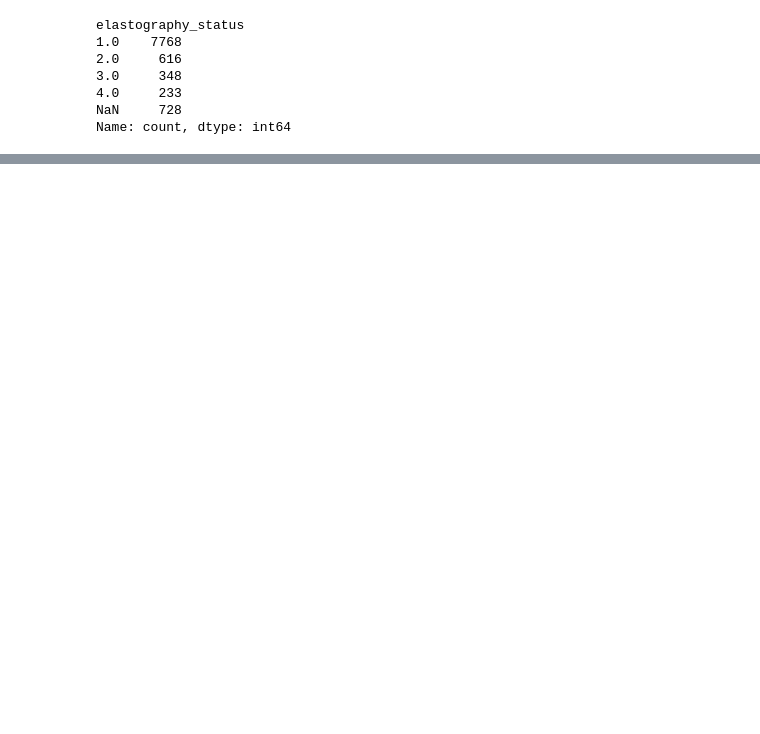
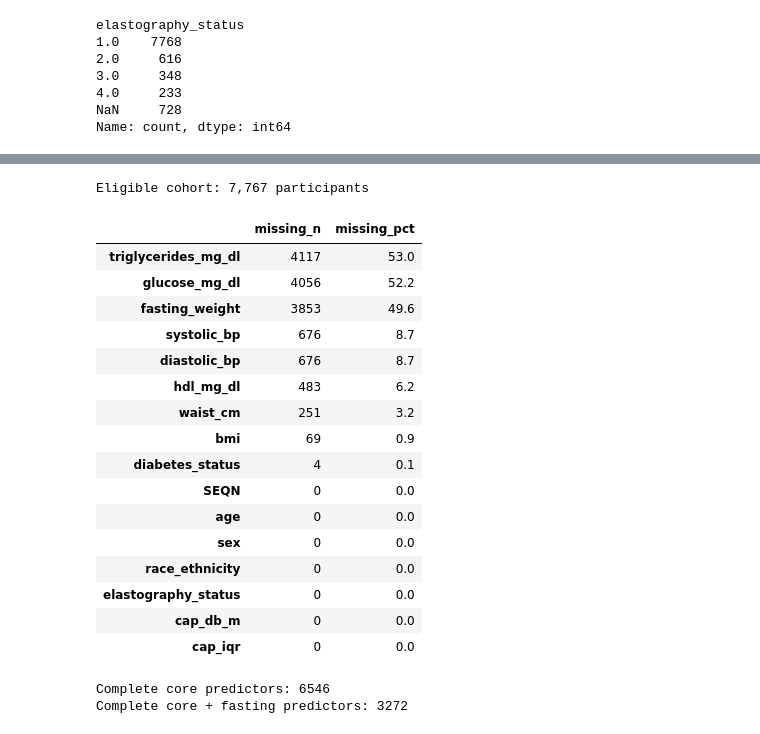
Before and after one commit to AryanSaraf/nhanes-steatosis, a Jupyter notebook: notebooks/01-data-preparation.ipynb, the cells around one changed output, grey strips where cells are left out. Drawn from its saved outputs; the diff is of its cells as text; code cells hidden in the pictures; blank space fills up the shorter version.

```diff
--- a/notebooks/01-data-preparation.ipynb
+++ b/notebooks/01-data-preparation.ipynb
@@ -270,0 +332,55 @@ Name: count, dtype: int64
+# %%
+# Examine missing data in the eligible study cohort
+
+missing = pd.DataFrame({
+    "missing_n": df.isna().sum(),
+    "missing_pct": (df.isna().mean() * 100).round(1),
+}).sort_values("missing_pct", ascending=False)
+
+print(f"Eligible cohort: {len(df):,} participants")
+display(missing)
+
+# How many participants would remain under different predictor requirements?
+core_predictors = [
+    "bmi",
+    "waist_cm",
+    "systolic_bp",
+    "diastolic_bp",
+    "hdl_mg_dl",
+]
+
+fasting_predictors = [
+    "triglycerides_mg_dl",
+    "glucose_mg_dl",
+]
+
+print(
+    "\nComplete core predictors:",
+    df[core_predictors].notna().all(axis=1).sum()
+)
+
+print(
+    "Complete core + fasting predictors:",
+    df[core_predictors + fasting_predictors].notna().all(axis=1).sum()
+)
+# %% [output]
+Eligible cohort: 7,767 participants
+|  | missing_n | missing_pct |
+| triglycerides_mg_dl | 4117 | 53.0 |
+| glucose_mg_dl | 4056 | 52.2 |
+| fasting_weight | 3853 | 49.6 |
+| systolic_bp | 676 | 8.7 |
+| diastolic_bp | 676 | 8.7 |
+| hdl_mg_dl | 483 | 6.2 |
+| waist_cm | 251 | 3.2 |
+| bmi | 69 | 0.9 |
+| diabetes_status | 4 | 0.1 |
+| SEQN | 0 | 0.0 |
+| age | 0 | 0.0 |
+| sex | 0 | 0.0 |
+| race_ethnicity | 0 | 0.0 |
+| elastography_status | 0 | 0.0 |
+| cap_db_m | 0 | 0.0 |
+| cap_iqr | 0 | 0.0 |
+Complete core predictors: 6546
+Complete core + fasting predictors: 3272
```
Also changed, not shown: parts of 4 cells of this notebook.
